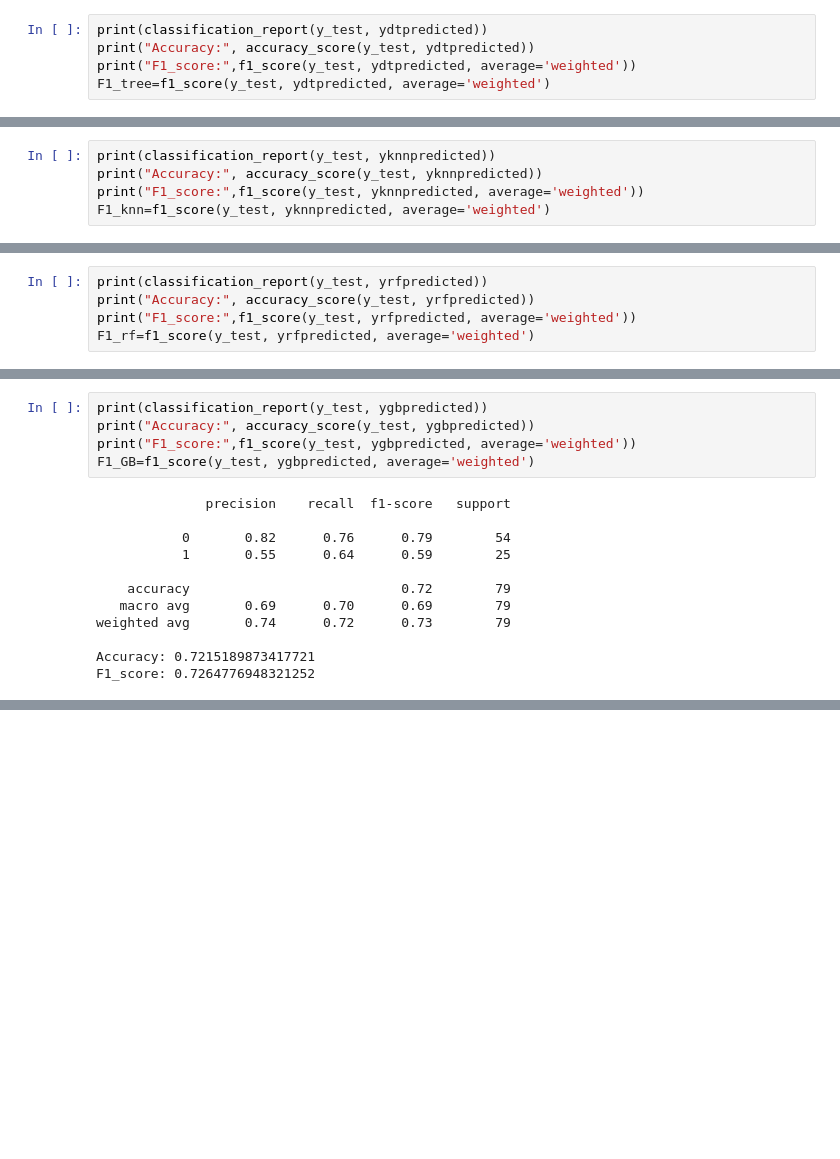
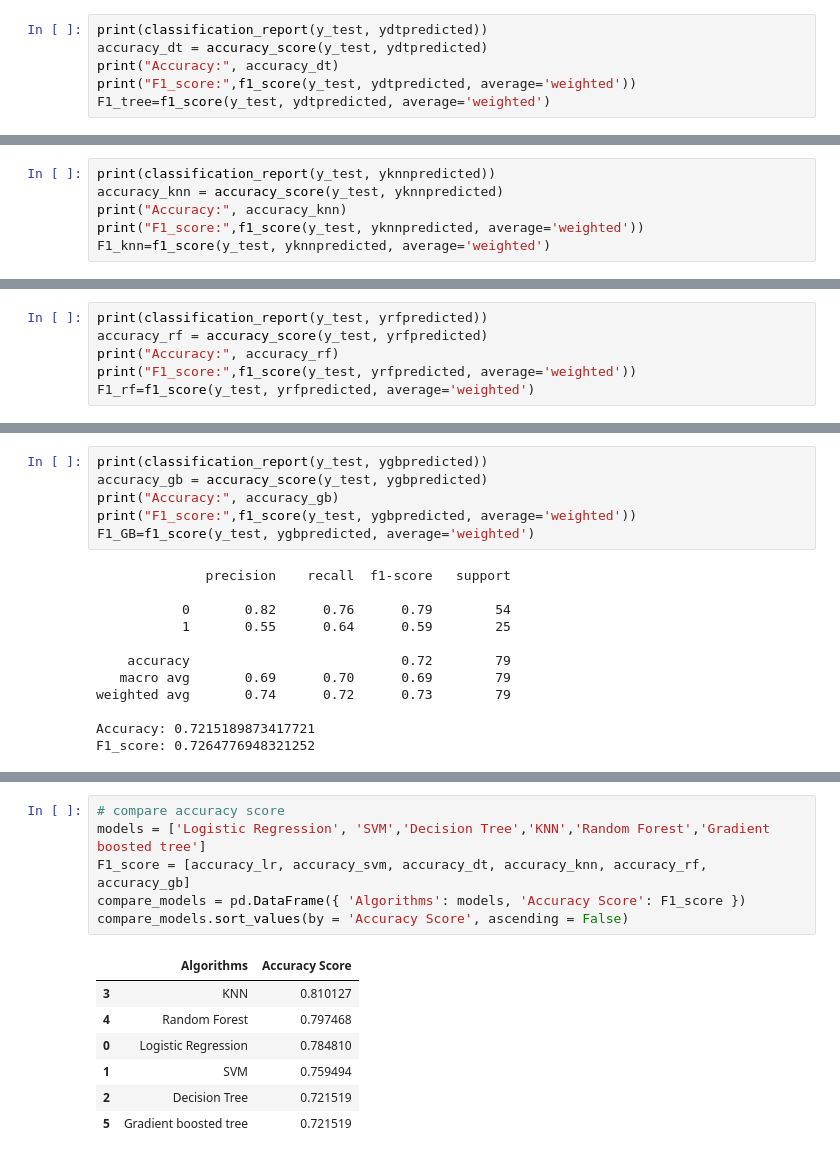
Before and after one commit to leonardsangoroh/AIFoundations, a Jupyter notebook: DiabetesClassificationExercise/diabetic-or-not.ipynb, the cells around one changed output, grey strips where cells are left out. Drawn from its saved outputs; the diff is of its cells as text; blank space fills up the shorter version.

```diff
--- a/DiabetesClassificationExercise/diabetic-or-not.ipynb
+++ b/DiabetesClassificationExercise/diabetic-or-not.ipynb
@@ -462,7 +463,8 @@ F1_score: 0.7550680225067513
 ##### DT Model Performance
 # %%
 print(classification_report(y_test, ydtpredicted))
-print("Accuracy:", accuracy_score(y_test, ydtpredicted))
+accuracy_dt = accuracy_score(y_test, ydtpredicted)
+print("Accuracy:", accuracy_dt)
 print("F1_score:",f1_score(y_test, ydtpredicted, average='weighted'))
 F1_tree=f1_score(y_test, ydtpredicted, average='weighted')
 # %% [output]
@@ -481,7 +483,8 @@ F1_score: 0.7264776948321252
 ##### kNN Model Performance
 # %%
 print(classification_report(y_test, yknnpredicted))
-print("Accuracy:", accuracy_score(y_test, yknnpredicted))
+accuracy_knn = accuracy_score(y_test, yknnpredicted)
+print("Accuracy:", accuracy_knn)
 print("F1_score:",f1_score(y_test, yknnpredicted, average='weighted'))
 F1_knn=f1_score(y_test, yknnpredicted, average='weighted')
 # %% [output]
@@ -500,7 +503,8 @@ F1_score: 0.8037787984018521
 ##### RF Model Performance
 # %%
 print(classification_report(y_test, yrfpredicted))
-print("Accuracy:", accuracy_score(y_test, yrfpredicted))
+accuracy_rf = accuracy_score(y_test, yrfpredicted)
+print("Accuracy:", accuracy_rf)
 print("F1_score:",f1_score(y_test, yrfpredicted, average='weighted'))
 F1_rf=f1_score(y_test, yrfpredicted, average='weighted')
 # %% [output]
@@ -519,7 +523,8 @@ F1_score: 0.8033347883020514
 ##### GB Model Performance
 # %%
 print(classification_report(y_test, ygbpredicted))
-print("Accuracy:", accuracy_score(y_test, ygbpredicted))
+accuracy_gb = accuracy_score(y_test, ygbpredicted)
+print("Accuracy:", accuracy_gb)
 print("F1_score:",f1_score(y_test, ygbpredicted, average='weighted'))
 F1_GB=f1_score(y_test, ygbpredicted, average='weighted')
 # %% [output]
@@ -547,3 +555,17 @@ compare_models.sort_values(by = 'F1 Score', ascending = False)
 | 1 | SVM | 0.755068 |
 | 2 | Decision Tree | 0.726478 |
 | 5 | Gradient boosted tree | 0.726478 |
+# %%
+# compare accuracy score
+models = ['Logistic Regression', 'SVM','Decision Tree','KNN','Random Forest','Gradient boosted tree']
+F1_score = [accuracy_lr, accuracy_svm, accuracy_dt, accuracy_knn, accuracy_rf, accuracy_gb]
+compare_models = pd.DataFrame({ 'Algorithms': models, 'Accuracy Score': F1_score })
+compare_models.sort_values(by = 'Accuracy Score', ascending = False)
+# %% [output]
+|  | Algorithms | Accuracy Score |
+| 3 | KNN | 0.810127 |
+| 4 | Random Forest | 0.797468 |
+| 0 | Logistic Regression | 0.784810 |
+| 1 | SVM | 0.759494 |
+| 2 | Decision Tree | 0.721519 |
+| 5 | Gradient boosted tree | 0.721519 |
```
Also changed, not shown: parts of 5 cells of this notebook.
